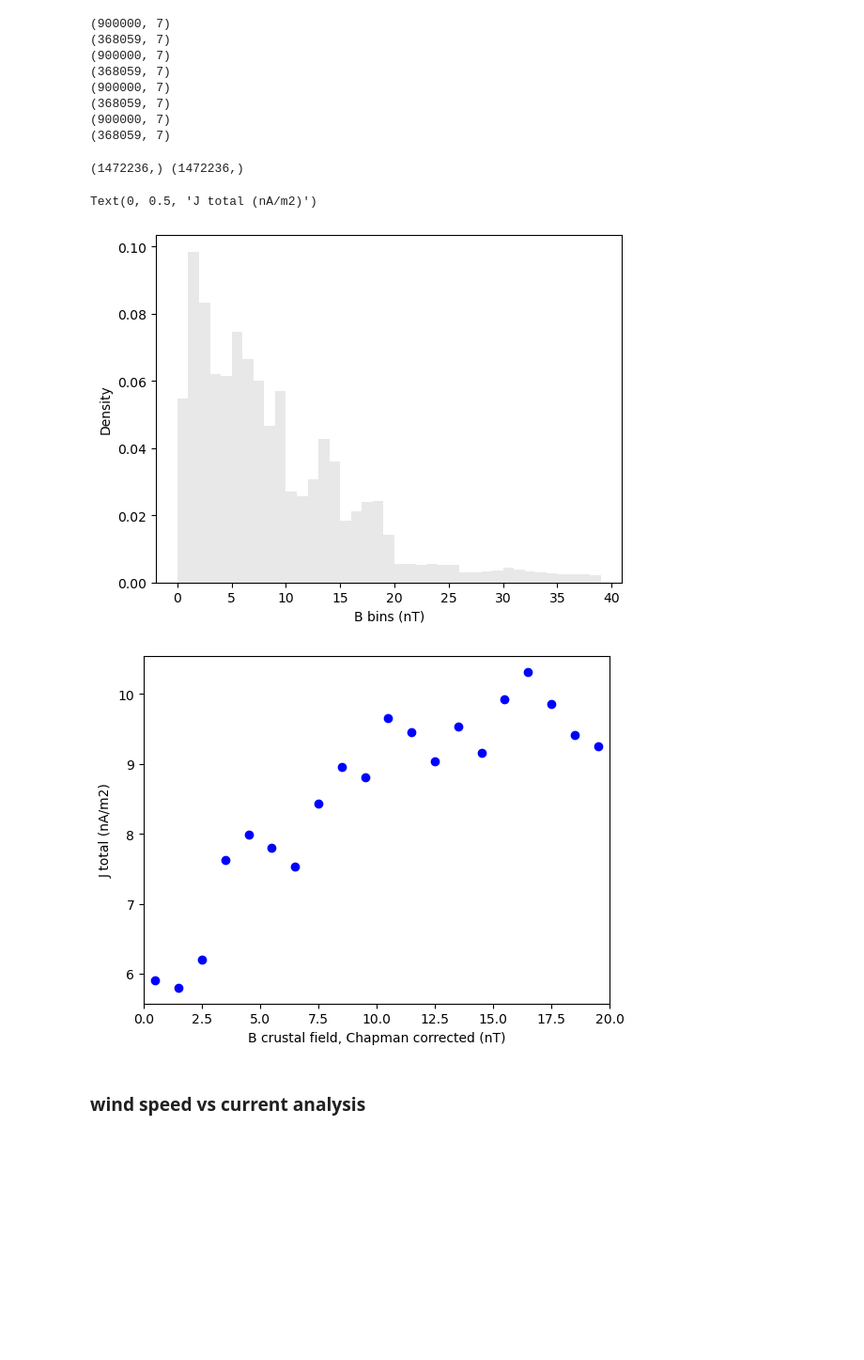
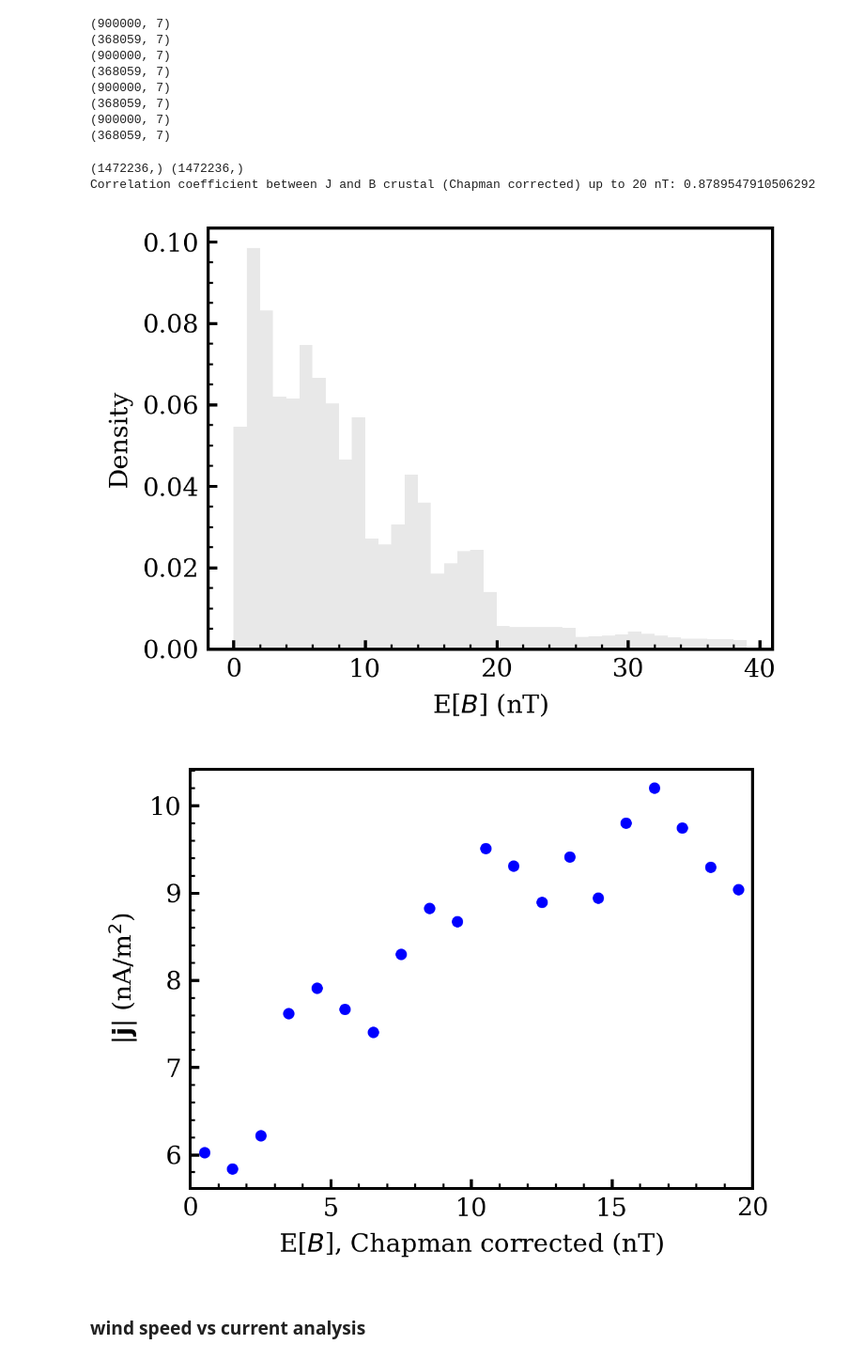
Before and after one commit to TimotheeDelcourt/mars_currents_pinn, a Jupyter notebook: scripts/playground.ipynb, the cells around one changed output. Shown at 94% size. Drawn from its saved outputs; the diff is of its cells as text; code cells hidden in the pictures; blank space fills up the shorter version.

Commit message:
all year data

```diff
--- a/scripts/playground.ipynb
+++ b/scripts/playground.ipynb
@@ -39,0 +118,18 @@ print(np.array(list_ls)-np.linspace(0,360,32,endpoint=False))
+# %%
+df, _ = ut.fibonacci_sphere(samples = 900000,   alt = 150)
+colat_rad = np.deg2rad(90-df.lat.values)
+lon_rad = np.deg2rad(df.lon)
+
+df_nmax = pd.DataFrame({'ls':[0,90,180,270],'n_max': [8*1e4,7*1e4,9*1e4,1e5]})
+ls=0
+n_max = df_nmax[df_nmax.ls==ls].n_max.values[0]
+
+df['n'] = ((np.sin(colat_rad)*np.cos(lon_rad) * n_max) + n_max)/2
+
+plt.figure(figsize=(10,5))
+sc = plt.scatter(df.lon, df.lat, c=df.n, s=1, cmap='jet')
+plt.colorbar(sc, label='particules/cm3')
+plt.xlabel('Longitude')
+plt.ylabel('Latitude')
+plt.xlim([-180,180])
+plt.ylim([-89,89])
@@ -42,7 +147,7 @@ print(np.array(list_ls)-np.linspace(0,360,32,endpoint=False))
 # %%
 
-def compute_seasonal_mse(season):
-    condition = get_condition(season)
+def compute_seasonal_mse(season, dust_mask = False):
+    condition = get_seasons_condition(season)
     observation_mso = torch.load('data/observation_mso.pt')[condition]
     crustal_field_mso = torch.load('data/crustal_field_mso.pt')[condition]
     target = observation_mso - crustal_field_mso
@@ -807,9 +912,9 @@ def get_B_and_J(season):
     elif season == 'summer':
         current_field = pd.read_csv(f'predictions/PINN_MSO_ensemble_models_1to30_150km_fibonacci_summer.csv')
     elif season == 'autumn':
-        current_field = pd.read_csv(f'predictions/PINN_MSO_ensemble_models_1to31_150km_fibonacci_automn.csv')
+        current_field = pd.read_csv(f'predictions/PINN_MSO_ensemble_models_1to31_150km_fibonacci_autumn.csv')
     elif season == 'spring':
-        current_field = pd.read_csv(f'predictions/PINN_MSO_ensemble_models_1to11_150km_fibonacci_spring.csv')
+        current_field = pd.read_csv(f'predictions/PINN_MSO_ensemble_models_1to30_150km_fibonacci_spring.csv')
 
     deg_max = 85
     condition = (crustal_field['lat'] <= 60) & (crustal_field['lat'] >= -60) & (crustal_field['lon'] >= -deg_max) & (crustal_field['lon'] <= deg_max)
@@ -826,6 +931,9 @@ def get_B_and_J(season):
 
     cos_lat = np.cos(np.deg2rad(crustal_field['lat'].values))
     crustal_field['B_chapman'] = (crustal_field['B'].values) * np.exp(1-1/cos_lat)
+    # normalize to fit from 0 to 1 ---------------------------------------------------
+    # crustal_field['B_chapman'] = (crustal_field['B_chapman'] - min(crustal_field['B_chapman'])) / (max(crustal_field['B_chapman']) - min(crustal_field['B_chapman']))
+    # --------------------------------------------------------------------------------
     # J_h = np.sqrt(current_field['Jp'].values**2 + current_field['Jt'].values**2)
 
     return crustal_field['B_chapman'].values, current_field['Jtotal'].values
@@ -859,31 +967,37 @@ J = abs(J)
 # %%
 print(B_scaled.shape, J.shape)
 
 plt.figure()
 B_bins = np.arange(0,40,1)
 J_means = []
 J_std = []
 for i in range(len(B_bins)-1):
     bin_mask = (B_scaled >= B_bins[i]) & (B_scaled < B_bins[i+1])
     J_mean = np.mean(J[bin_mask])
     J_means.append(J_mean)
     J_std.append(np.std(J[bin_mask]))
 plt.hist(B_scaled, bins=B_bins, color='lightgray', alpha=0.5, density=True)
-plt.xlabel('B bins (nT)')
+plt.xlabel(r'E[$B$] (nT)')
 plt.ylabel('Density')
+plt.savefig('figures/rotation_avg/B_chapman_density_rotation_avg_4seasons.pdf')
 
 plt.figure()
 # plt.errorbar(B_bins[:-1]+0.5, J_means, yerr=J_std, fmt='o', color='blue')
 plt.scatter(B_bins[:-1]+0.5, J_means, color='blue')
 plt.xlim(0,20)
-plt.xlabel('B crustal field, Chapman corrected (nT)')
-plt.ylabel('J total (nA/m2)')
-# plt.savefig('../figures/rotation_avg/Jtotal_vs_B_chapman_rotation_avg_4seasons_max20.png', dpi=300)
+plt.xlabel(r'E[$B$], Chapman corrected (nT)')
+plt.ylabel(r'|$\mathbf{j}$| (nA/m$^2$)')
+plt.savefig('figures/rotation_avg/Jtotal_vs_B_chapman_rotation_avg_4seasons_max20.pdf')
+
+B_bins = B_bins[:20]
+J_means = J_means[:20]
+corr = np.corrcoef(B_bins, J_means)[0,1]
+print(f'Correlation coefficient between J and B crustal (Chapman corrected) up to 20 nT: {corr}')
 # %% [output]
 (1472236,) (1472236,)
+Correlation coefficient between J and B crustal (Chapman corrected) up to 20 nT: 0.8789547910506292
-Text(0, 0.5, 'J total (nA/m2)')
-[figure, old version]
+[figure, new version]
-[figure, old version]
+[figure, new version]
 # %% [markdown]
 ### wind speed vs current analysis
 # %%
```
Also changed, not shown: parts of 12 cells of this notebook, 8 other files.
